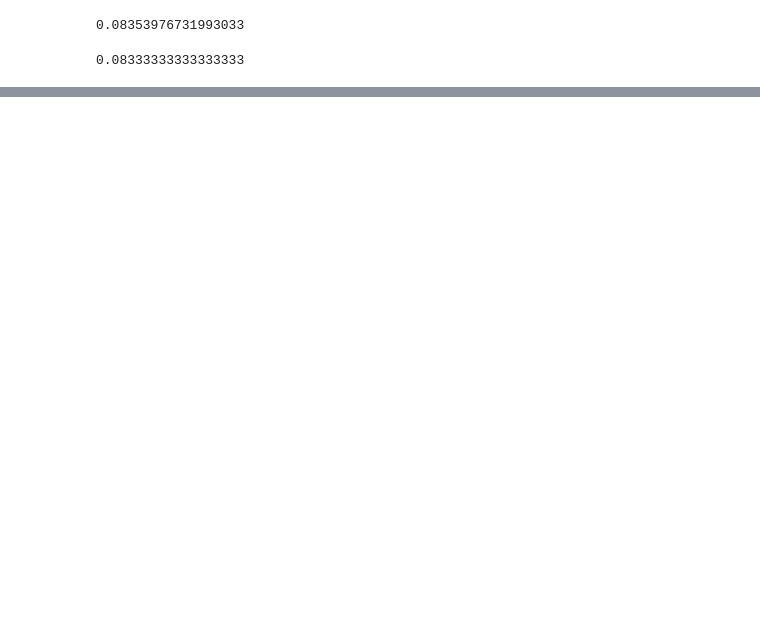
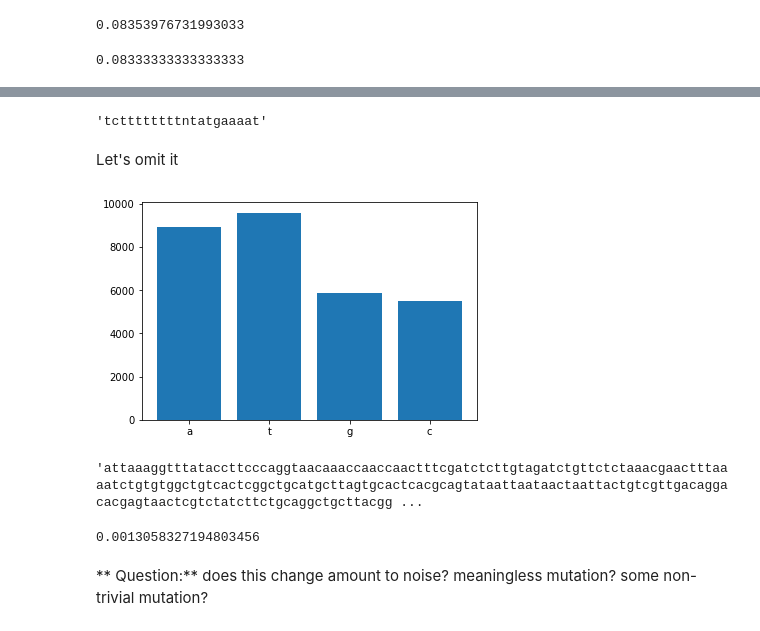
Before and after one commit to tsourolampis/notes, a Jupyter notebook: some teaching and research notes.ipynb, the cells around one changed output, grey strips where cells are left out. Cells and saved outputs as stored; diff of their text form; code cells hidden in the pictures; blank space fills up the shorter version.

```diff
--- a/some teaching and research notes.ipynb
+++ b/some teaching and research notes.ipynb
@@ -316,0 +1362,24 @@ np.var(y)*1000
+# %%
+italy[ind[0]-10:ind[0]+10]
+# %% [output]
+'tcttttttttntatgaaaat'
+# %% [markdown]
+Let's omit it
+# %%
+italy = italy.replace('n','')
+#In some other databases n means *, for instance see the dna codon table "GCT, GCC, GCA, GCG" compress to "GCN"
+# not sure but i think it is a typo
+# %%
+ih = hist_covid(italy)
+# %% [output]
+[figure, added]
+# %%
+italy
+# %% [output]
+'attaaaggtttataccttcccaggtaacaaaccaaccaactttcgatctcttgtagatctgttctctaaacgaactttaaaatctgtgtggctgtcactcggctgcatgcttagtgcactcacgcagtataattaataactaattactgtcgttgacaggacacgagtaactcgtctatcttctgcaggctgcttacgg ...
+# %%
+Levenshtein.distance(italy,wuhan)/np.minimum(len(italy),len(wuhan))
+# %% [output]
+0.0013058327194803456
+# %% [markdown]
+** Question:** does this change amount to noise? meaningless mutation? some non-trivial mutation?
```
Also changed, not shown: parts of 25 cells of this notebook.
